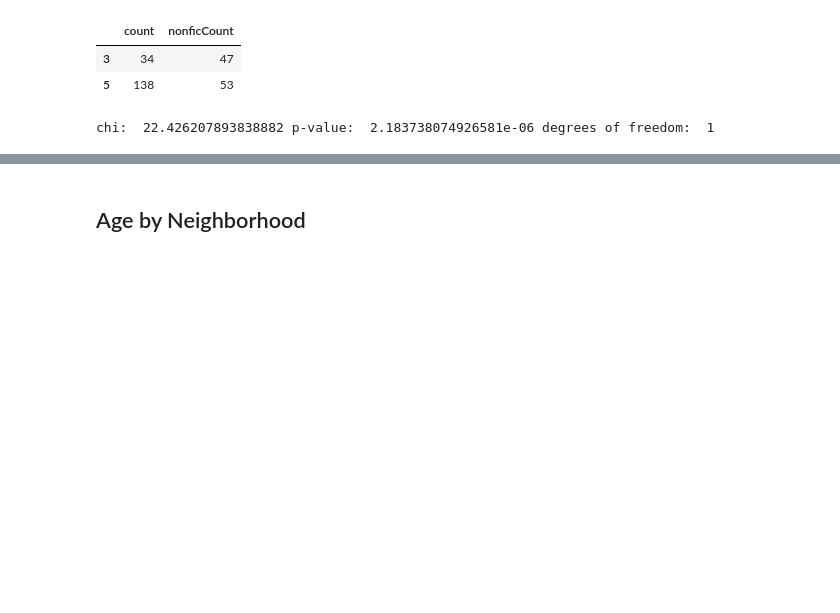
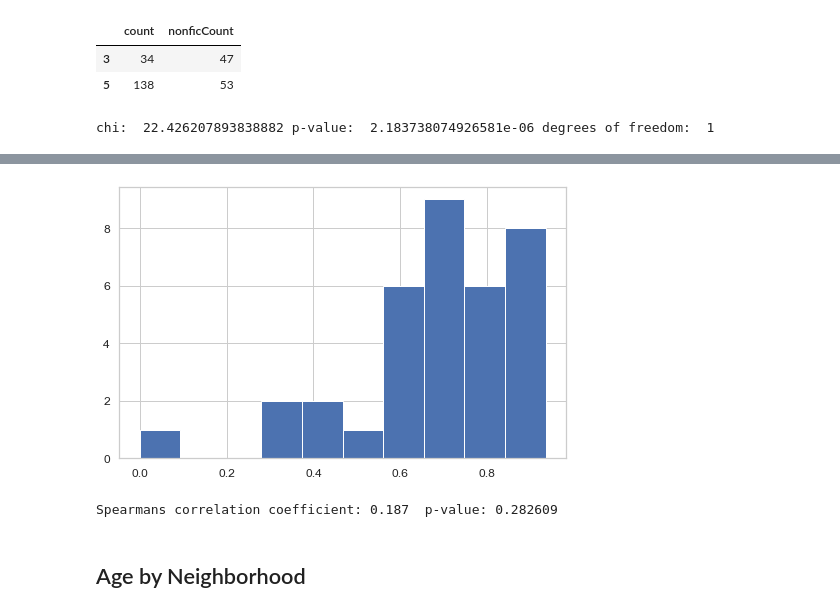
Before and after one commit to amckennafoster/seattle-littlefreelibrary, a Jupyter notebook: analysis/bookData/LFL-Analysis.ipynb, the cells around one changed output, grey strips where cells are left out. Drawn from its saved outputs; the diff is of its cells as text; code cells hidden in the pictures; blank space fills up the shorter version.

```diff
--- a/analysis/bookData/LFL-Analysis.ipynb
+++ b/analysis/bookData/LFL-Analysis.ipynb
@@ -325,3 +398,16 @@ chi:  22.426207893838882 p-value:  2.183738074926581e-06 degrees of freedom:  1
+# %%
+fic_norm = fic_price['percent']
+plt.hist(fic_norm)
+plt.show()
+# %% [output]
+[figure, added]
+# %%
+#Not normal so use Spearman
+#The %.3f' sets the number of decimal places. Degrees of freedom for Spearman's is n-2
+coef, p = stats.spearmanr(fic_price['adjPrice'],fic_price['percent'])
+print('Spearmans correlation coefficient: %.3f' % coef,' p-value: %.6f' % p)
+# %% [output]
+Spearmans correlation coefficient: 0.187  p-value: 0.282609
 # %% [markdown]
 ## Age by Neighborhood
 # %%
```
Also changed, not shown: parts of 12 cells of this notebook, 2 other files.
